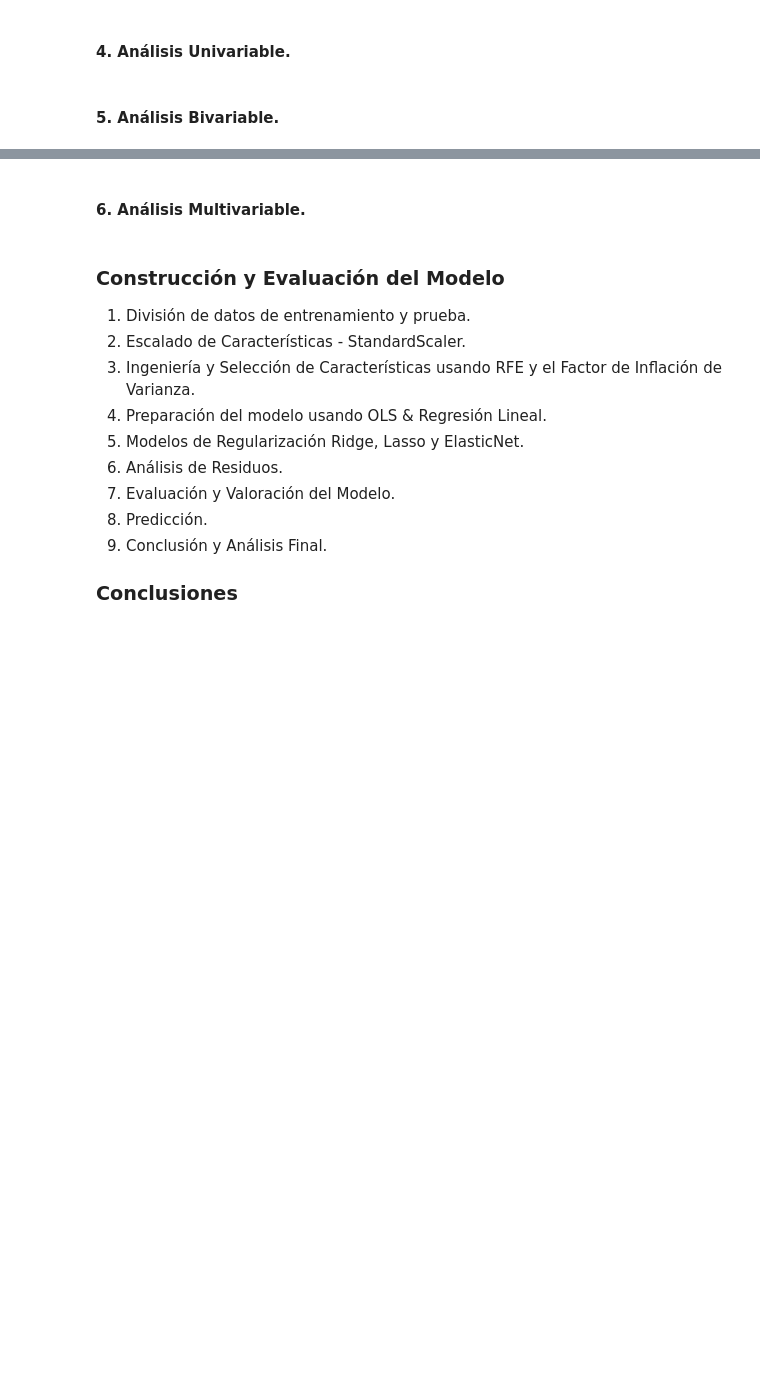
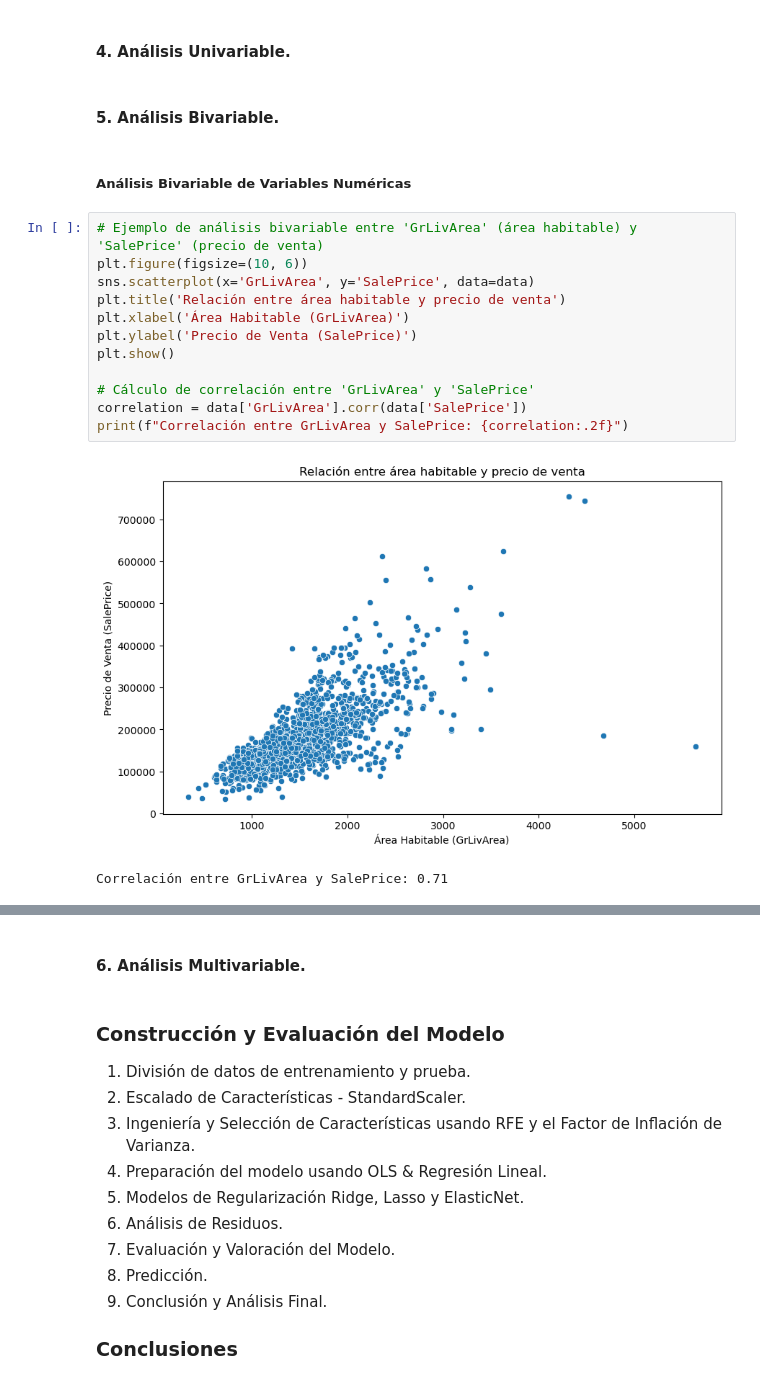
Before and after one commit to Grupo-A-Regression-and-Regularization/proyecto-1-regresion-avanzada, a Jupyter notebook: Proyecto - Regresión avanzada.ipynb, the cells around one changed output, grey strips where cells are left out. Drawn from its saved outputs; the diff is of its cells as text; blank space fills up the shorter version.

Commit message:
Analisis Bivariable

```diff
--- a/Proyecto - Regresión avanzada.ipynb
+++ b/Proyecto - Regresión avanzada.ipynb
@@ -532,3 +532,20 @@ Selected features: ['Neighborhood', 'OverallQual', 'BsmtQual', '1stFlrSF', 'GrLi
 #### 4. Análisis Univariable.
 # %% [markdown]
 #### 5. Análisis Bivariable.
+# %% [markdown]
+##### Análisis Bivariable de Variables Numéricas
+# %%
+# Ejemplo de análisis bivariable entre 'GrLivArea' (área habitable) y 'SalePrice' (precio de venta)
+plt.figure(figsize=(10, 6))
+sns.scatterplot(x='GrLivArea', y='SalePrice', data=data)
+plt.title('Relación entre área habitable y precio de venta')
+plt.xlabel('Área Habitable (GrLivArea)')
+plt.ylabel('Precio de Venta (SalePrice)')
+plt.show()
+
+# Cálculo de correlación entre 'GrLivArea' y 'SalePrice'
+correlation = data['GrLivArea'].corr(data['SalePrice'])
+print(f"Correlación entre GrLivArea y SalePrice: {correlation:.2f}")
+# %% [output]
+[figure, added]
+Correlación entre GrLivArea y SalePrice: 0.71
```
Also changed, not shown: parts of 2 cells of this notebook.
